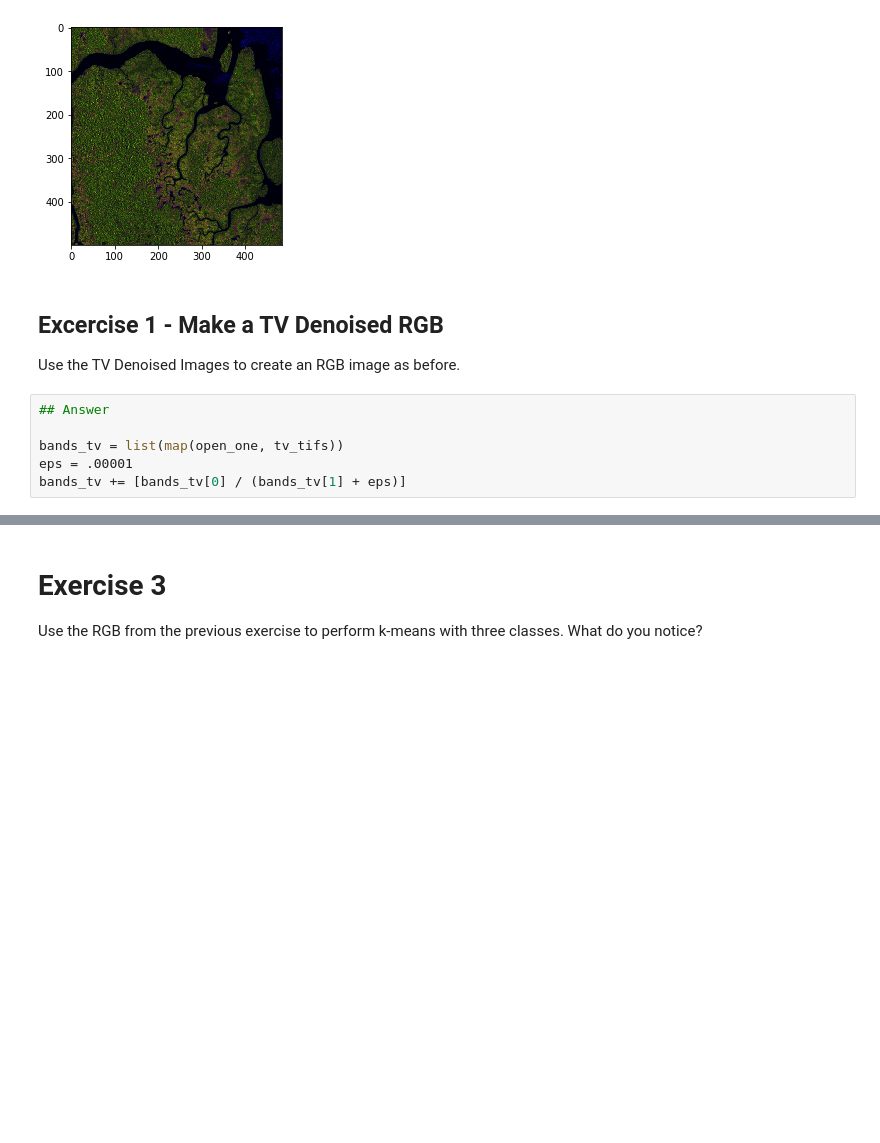
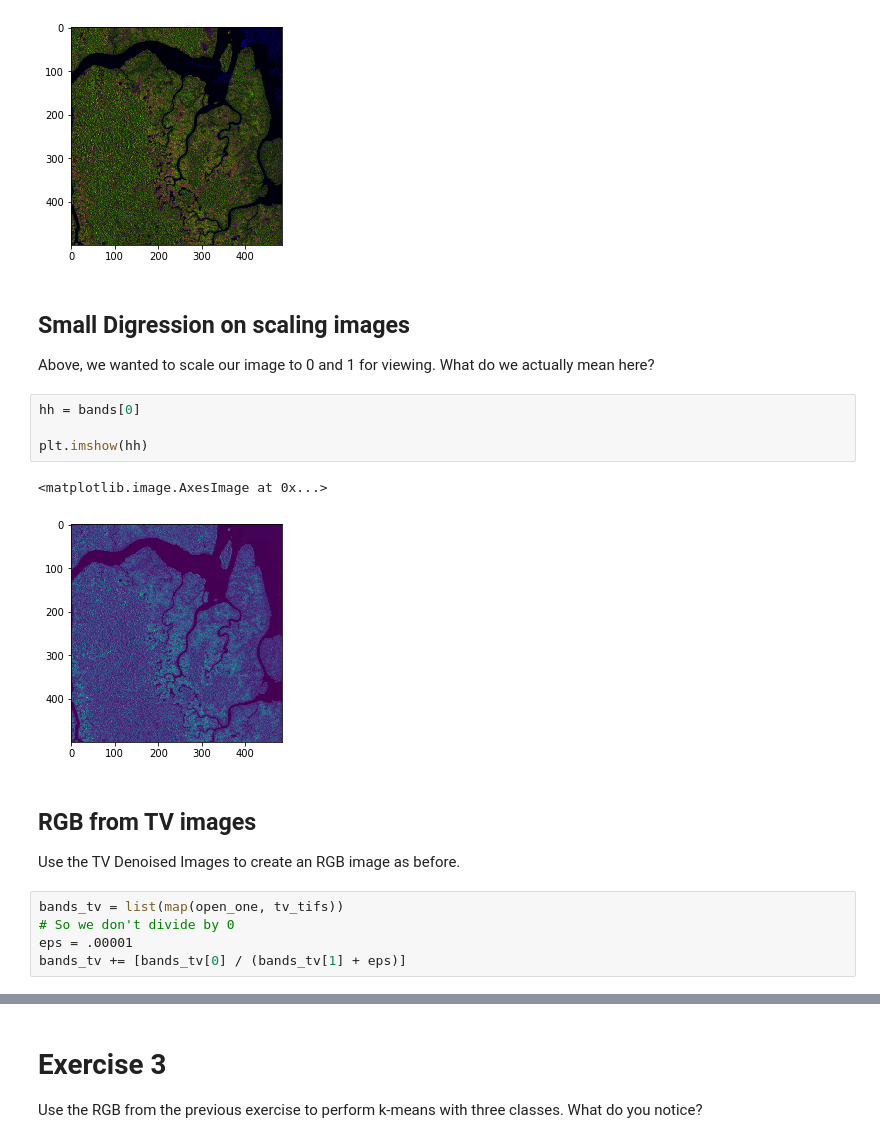
Before and after one commit to simard-landscape-lab/sari-tutorial, a Jupyter notebook: 5_RGB_Composites/5_RGB_Composites.ipynb, the cells around one changed output, grey strips where cells are left out. Drawn from its saved outputs; the diff is of its cells as text; blank space fills up the shorter version.

```diff
--- a/5_RGB_Composites/5_RGB_Composites.ipynb
+++ b/5_RGB_Composites/5_RGB_Composites.ipynb
@@ -51,14 +51,24 @@ plt.imshow(rgb)
 # %% [output]
 <matplotlib.image.AxesImage at 0x...>
 [figure]
+# %% [markdown]
+## Small Digression on scaling images
+
+Above, we wanted to scale our image to 0 and 1 for viewing. What do we actually mean here?
+# %%
+hh = bands[0]
+
+plt.imshow(hh)
+# %% [output]
+<matplotlib.image.AxesImage at 0x...>
+[figure, added]
 # %% [markdown]
-## Excercise 1 - Make a TV Denoised RGB
+## RGB from TV images
 
 Use the TV Denoised Images to create an RGB image as before.
 # %%
-## Answer
-
 bands_tv = list(map(open_one, tv_tifs))
+# So we don't divide by 0
 eps = .00001
 bands_tv += [bands_tv[0] / (bands_tv[1] + eps)]
 # %%
```
Also changed, not shown: parts of 6 cells of this notebook, 1 other file.
